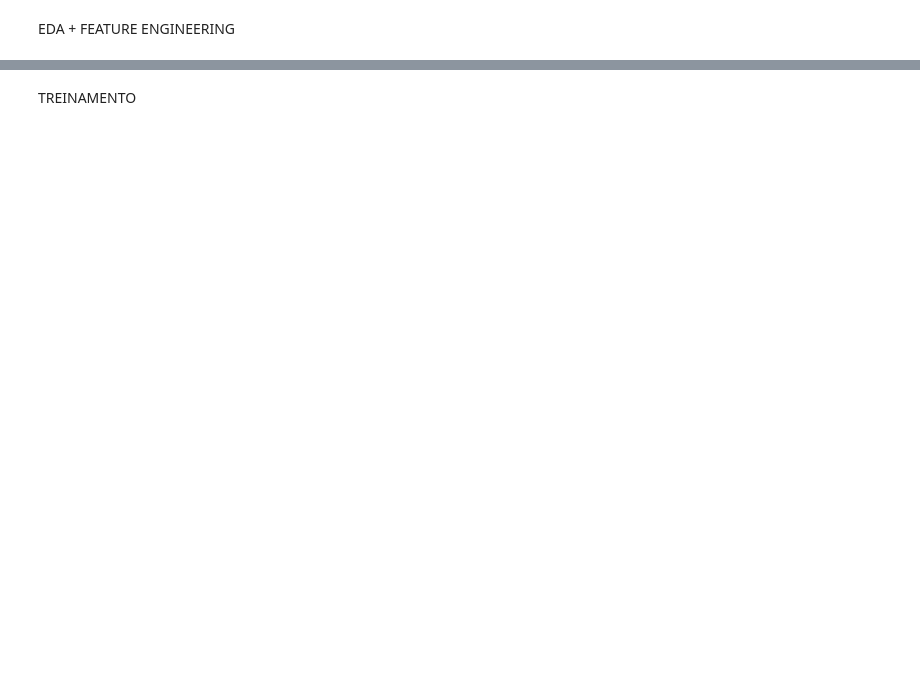
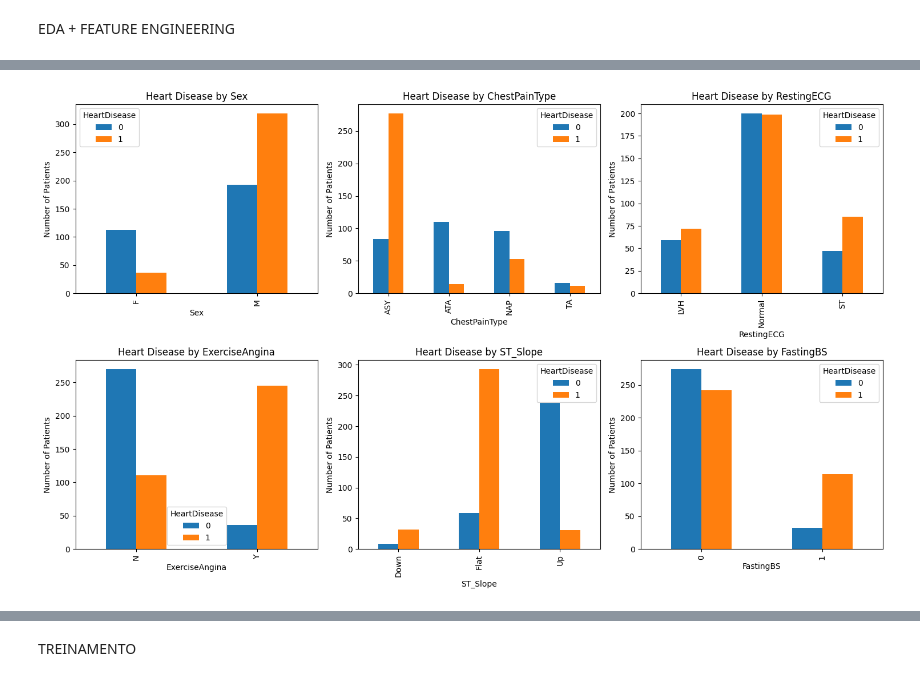
Before and after one commit to malf75/Heart-Failure-ML, a Jupyter notebook: heartdisease.ipynb, the cells around one changed output, grey strips where cells are left out. Saved outputs shown, nothing was run; the diff lists cells and outputs as text; code cells hidden in the pictures; blank space fills up the shorter version.

```diff
--- a/heartdisease.ipynb
+++ b/heartdisease.ipynb
@@ -289,24 +554,26 @@ plt.show()
 # %%
 features = tree_cat_cols
 
 plt.figure(figsize=(15, 9))
 
 for i, feature in enumerate(features, 1):
 
     plt.subplot(2, 3, i)
 
-    counts = df.groupby([feature, "HeartDisease"]).size().unstack()
+    counts = X_train.groupby([feature, y_train]).size().unstack()
 
     counts.plot(kind="bar", ax=plt.gca())
 
     plt.xlabel(feature)
     plt.ylabel("Number of Patients")
     plt.title(f"Heart Disease by {feature}")
 
 plt.tight_layout()
 
 plt.savefig('images/categoric_distribution.png', dpi=300, bbox_inches='tight')
 plt.show()
+# %% [output]
+[figure, added]
 # %%
 plt.figure(figsize=(8, 5))
 order = ['Up', 'Flat', 'Down']
```
Also changed, not shown: parts of 66 cells of this notebook.
